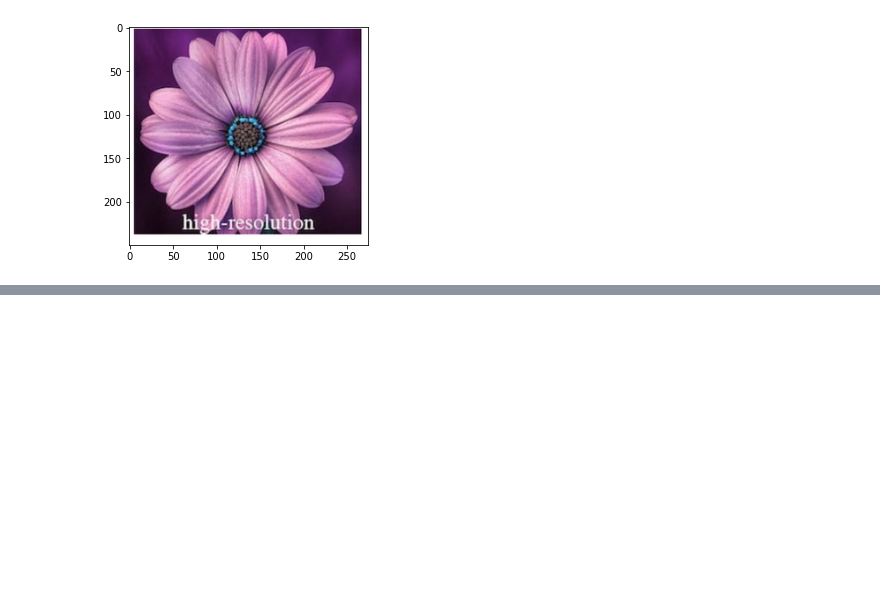
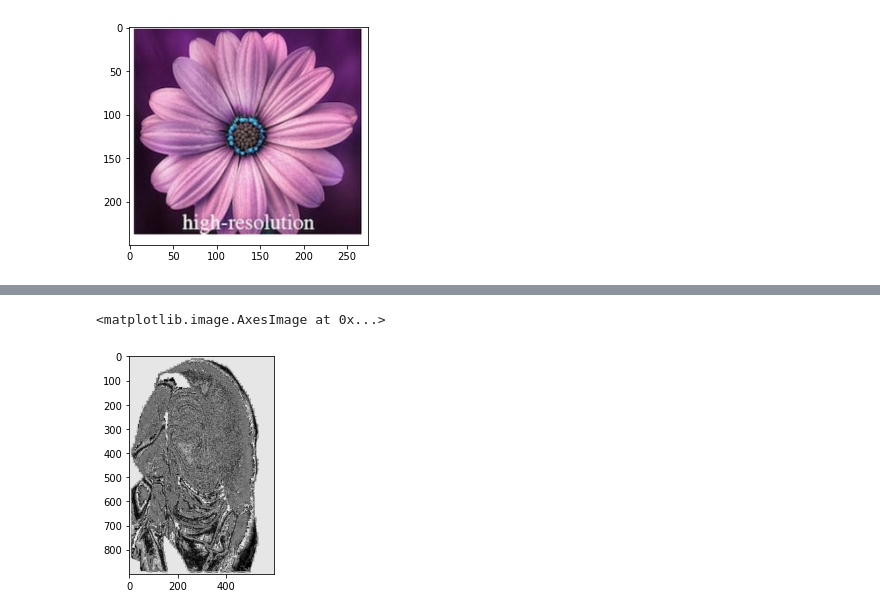
Before and after one commit to farahh001/CSc-486-ComplexityTheory-Final-Project, a Jupyter notebook: RSA_original.ipynb, the cells around one changed output, grey strips where cells are left out. Drawn from its saved outputs; the diff is of its cells as text; code cells hidden in the pictures; blank space fills up the shorter version.

```diff
--- a/RSA_original.ipynb
+++ b/RSA_original.ipynb
@@ -185,0 +203,19 @@ plt.imshow(my_img)
+# %%
+for i in range(0,900):
+  for j in range(0,600):
+    r,g,b=pretty_img[i,j]
+    C1=power(r,E,N)
+    C2=power(g,E,N)
+    C3=power(b,E,N)
+    enc[i][j]=[C1,C2,C3]
+    C1=C1%256
+    C2=C2%256
+    C3=C3%256
+    pretty_img[i,j]=[C1,C2,C3]
+
+
+
+plt.imshow(pretty_img)
+# %% [output]
+<matplotlib.image.AxesImage at 0x...>
+[figure, added]
```
Also changed, not shown: parts of 7 cells of this notebook, 1 other file.
